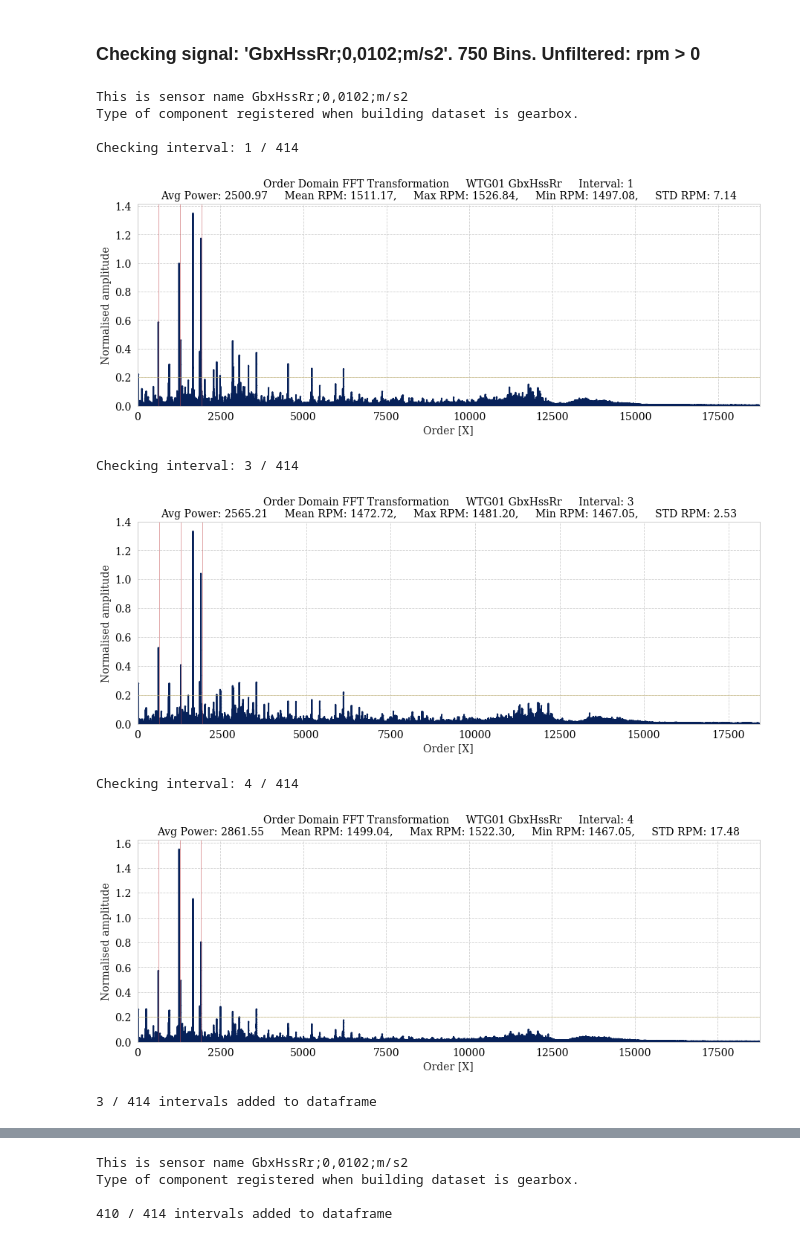
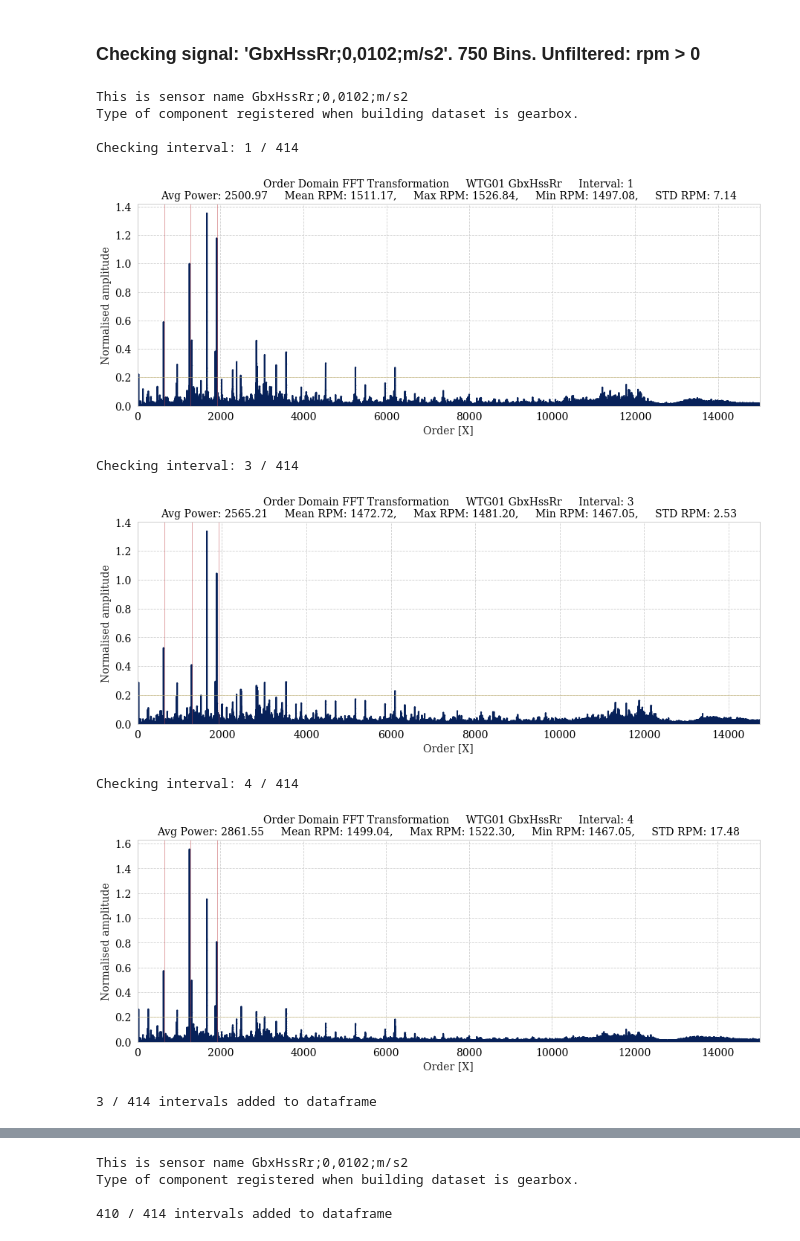
Before and after one commit to StianIsmar/master-thesis, a Jupyter notebook: src/explore_GbxHssRr/WTG01_GbxHssRr.ipynb, the cells around one changed output, grey strips where cells are left out. Drawn from its saved outputs; the diff is of its cells as text; code cells hidden in the pictures.

```diff
--- a/src/explore_GbxHssRr/WTG01_GbxHssRr.ipynb
+++ b/src/explore_GbxHssRr/WTG01_GbxHssRr.ipynb
@@ -36,38 +36,39 @@ Loaded WTG01
 # %%
 signal_name = 'GbxHssRr;0,0102;m/s2'
 number_of_intervals = len(wt_instance.ten_second_intervals)
 interval = np.arange(6)
 frequency_lines = [640,1280,1920]
 horisontal_lines=[0.2]
 rpm_lim = 1400
 
 df = build_dataset.create_rms_datasets_for_one_component(wt_instance,
                                                          signal_name,
                                                          power_threshold=0,
                                                          rpm_threshold=rpm_lim,
                                                          resample_signal=True,
                                                          spectrum_type='time',
                                                          get_rms_for_bins=False,
                                                          plot=True,
                                                          bins=750,
                                                          plot_bin_lines=False,
                                                          x_lim=None,
                                                          frequency_lines=frequency_lines,
                                                          horisontal_lines=horisontal_lines,
                                                          avg_pwr_values=[],
                                                          interval_range=interval,
                                                          interpolation_method='linear',
-                                                         plot_resampling=False)
+                                                         plot_resampling=False,
+                                                         number_of_resample_points=1200)
 # %% [output]
 This is sensor name GbxHssRr;0,0102;m/s2
 Type of component registered when building dataset is gearbox.
 
 Checking interval: 1 / 414
-[figure, old version]
+[figure, new version]
 Checking interval: 3 / 414
-[figure, old version]
+[figure, new version]
 Checking interval: 4 / 414
-[figure, old version]
+[figure, new version]
 3 / 414 intervals added to dataframe
 # %%
 signal_name = 'GbxHssRr;0,0102;m/s2'
```
Also changed, not shown: parts of 10 cells of this notebook, 11 other files.
